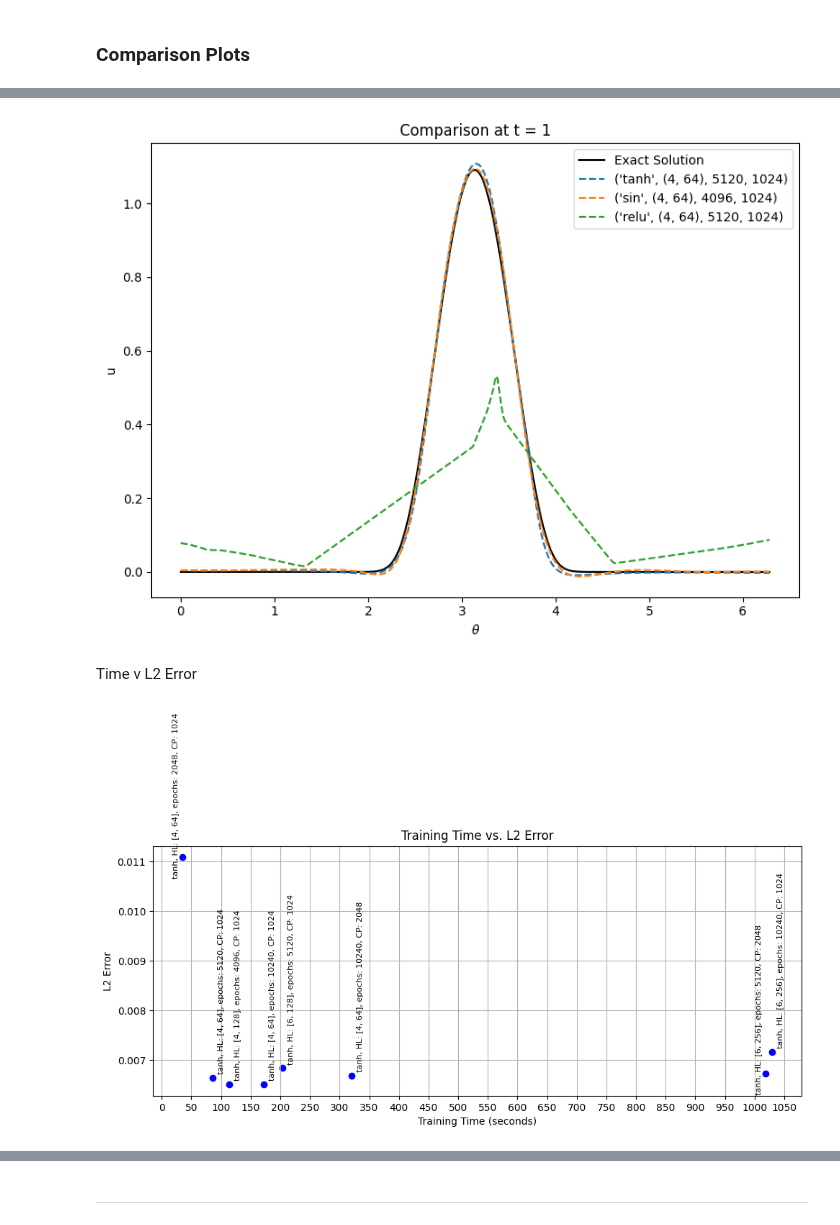
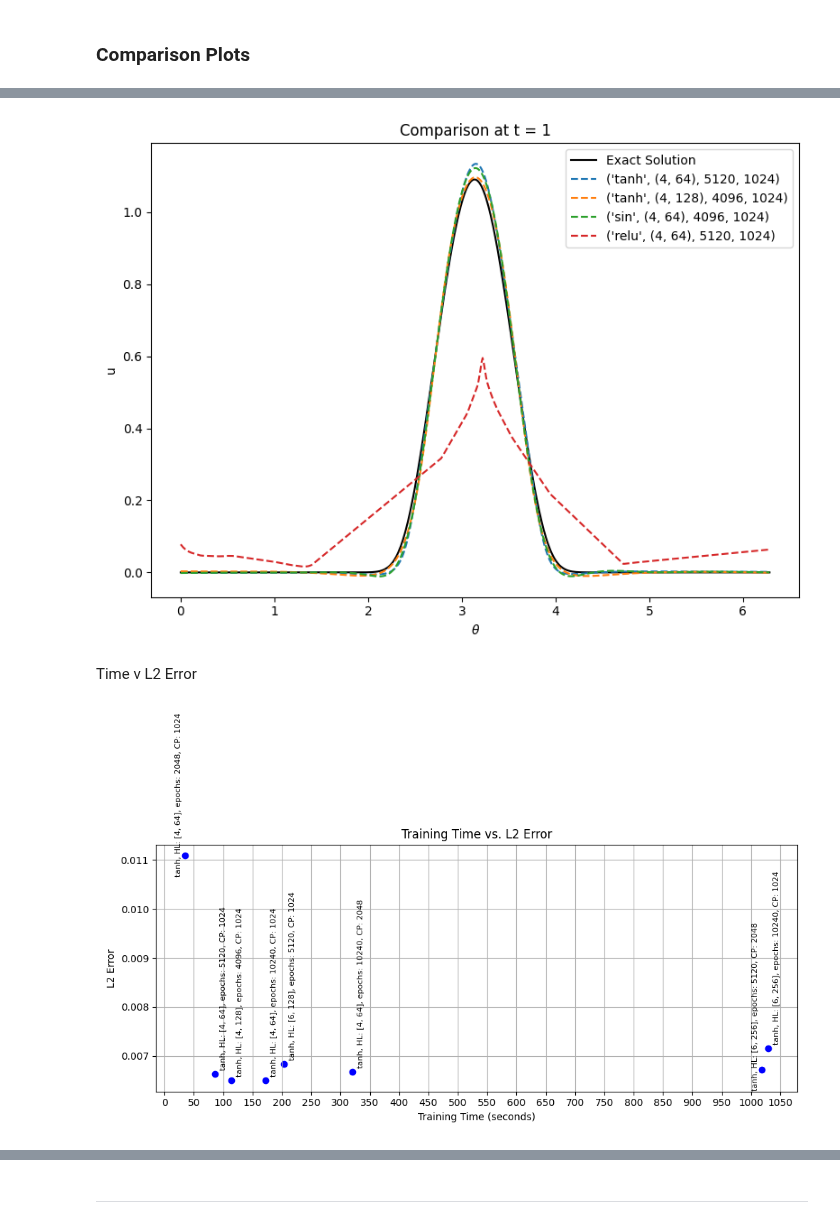
Before and after one commit to nishantak/numerical_sim_PINN, a Jupyter notebook: PINN_Kuramoto/pinn_solver.ipynb, the cells around one changed output, grey strips where cells are left out. Cells and saved outputs as stored; diff of their text form; code cells hidden in the pictures.

```diff
--- a/PINN_Kuramoto/pinn_solver.ipynb
+++ b/PINN_Kuramoto/pinn_solver.ipynb
@@ -584,6 +587,7 @@ INITIAL = 'polynomial'
 
 architectures = [
     {"activation_name": "tanh", "activation": torch.tanh, "hln": (4, 64), "epochs": 5120, "collocation_points": 1024},
+    {"activation_name": "tanh", "activation": torch.tanh, "hln": (4, 128), "epochs": 4096, "collocation_points": 1024},
     {"activation_name": "sin", "activation": lambda x: torch.sin(x), "hln": (4, 64), "epochs": 4096, "collocation_points": 1024},
     {"activation_name": "relu", "activation": torch.relu, "hln": (4, 64), "epochs": 5120, "collocation_points": 1024}
 ]
@@ -600,7 +604,6 @@ for i, arch in enumerate(architectures):
     torch.cuda.empty_cache()
 
     exp = f"{arch['activation_name']}, {arch['hln']}, {arch['epochs']}, {arch['collocation_points']}"
-
     print(f"\n\n{exp}")
 
     theta_colloc_exp = torch.rand(arch["collocation_points"], 1, device=device) * xmax
@@ -668,4 +671,4 @@ Training completed in 93.90 seconds.
-[figure, old version]
+[figure, new version]
 # %% [markdown]
 Time v L2 Error
 # %%
@@ -721,7 +724,7 @@ archs_l2plot = [
 
 plot_tt_l2(archs_l2plot, "tan_archs")
 # %% [output]
-[figure, old version]
+[figure, new version]
 # %%
 archs_act_plot = [
     {"activation": "tanh", "hidden_layers, neurons": [4, 64], "epochs": 4096, "collocation_points": 1024},
```
Also changed, not shown: parts of 5 cells of this notebook.
